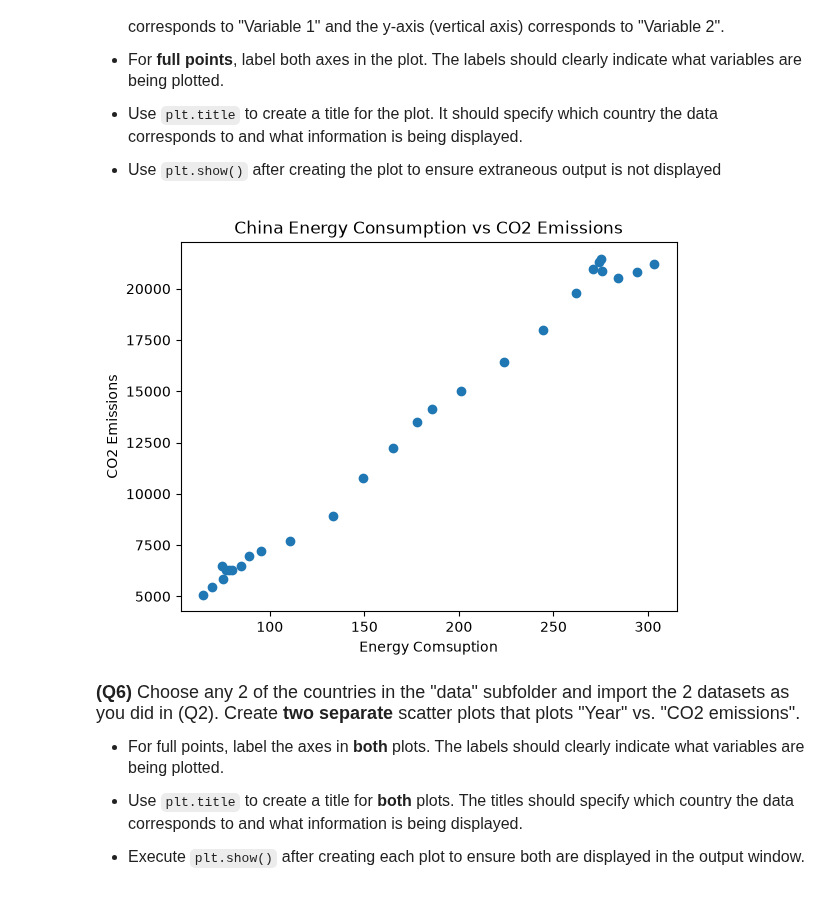
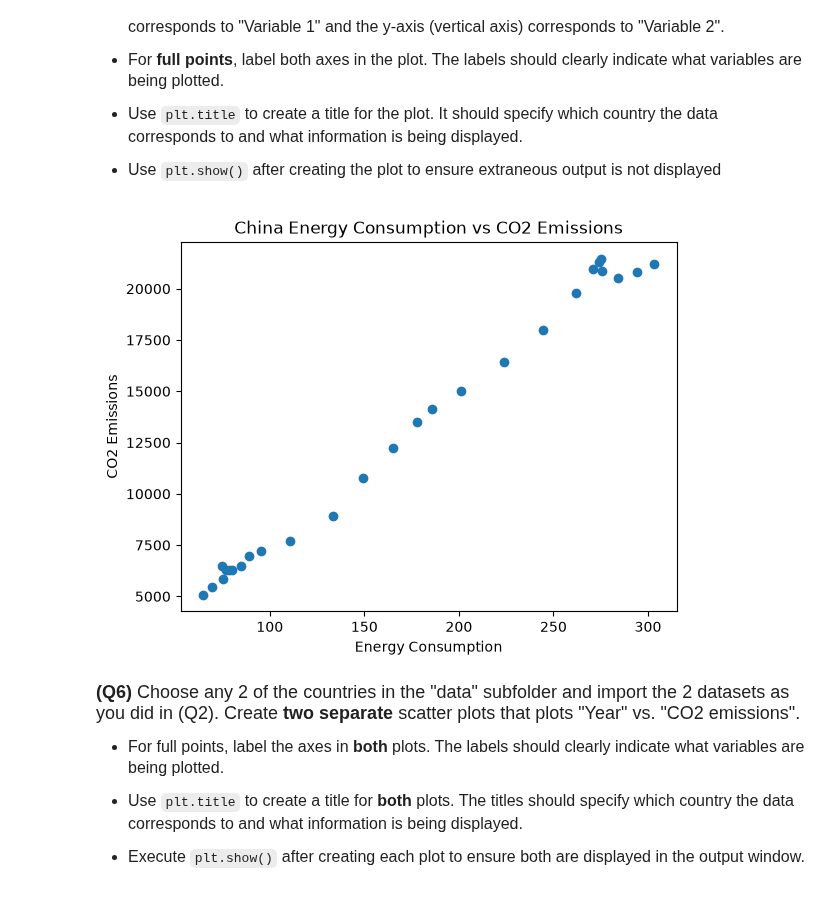
Before and after one commit to ylang100/datasci185fall2026, a Jupyter notebook: _assignments/assignment_2/Assignment2_copy.ipynb, the cells around one changed output. Saved outputs shown, nothing was run; the diff lists cells and outputs as text; code cells hidden in the pictures.

```diff
--- a/_assignments/assignment_2/Assignment2_copy.ipynb
+++ b/_assignments/assignment_2/Assignment2_copy.ipynb
@@ -131,15 +131,15 @@ Name: CO2_emission, dtype: float64
 # %%
 # Write your answer
 
 china_emissions = pd.read_csv("data/china_emission.csv")
 
 plt.scatter(china_emissions["Energy_consumption"], china_emissions["CO2_emission"])
-plt.xlabel("Energy Comsuption")
+plt.xlabel("Energy Consumption")
 plt.ylabel("CO2 Emissions")
 plt.title("China Energy Consumption vs CO2 Emissions")
 plt.show()
 # %% [output]
-[figure, old version]
+[figure, new version]
 # %% [markdown]
 <font size = "4">
 
```
Also changed, not shown: 2 other files.
